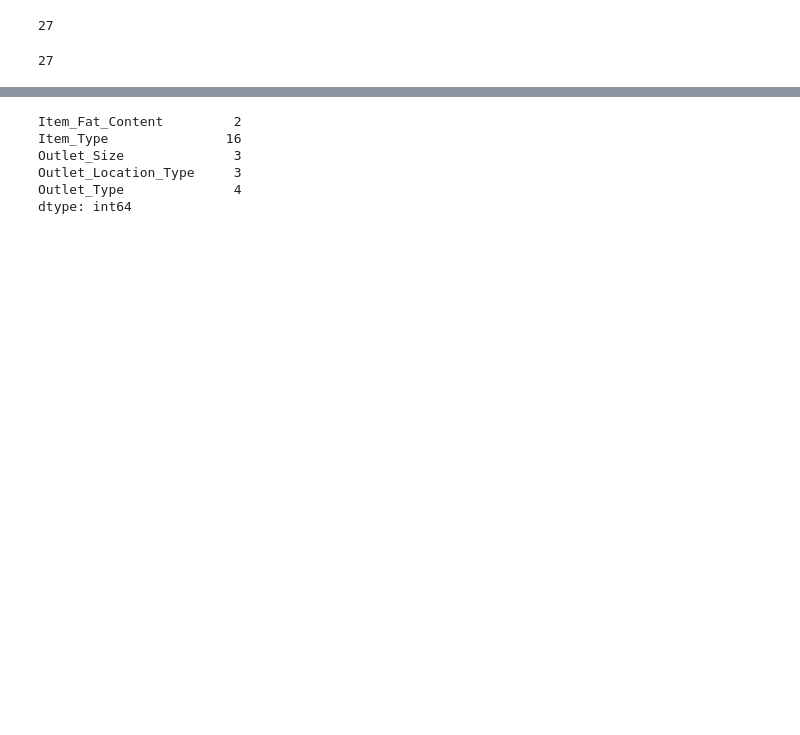
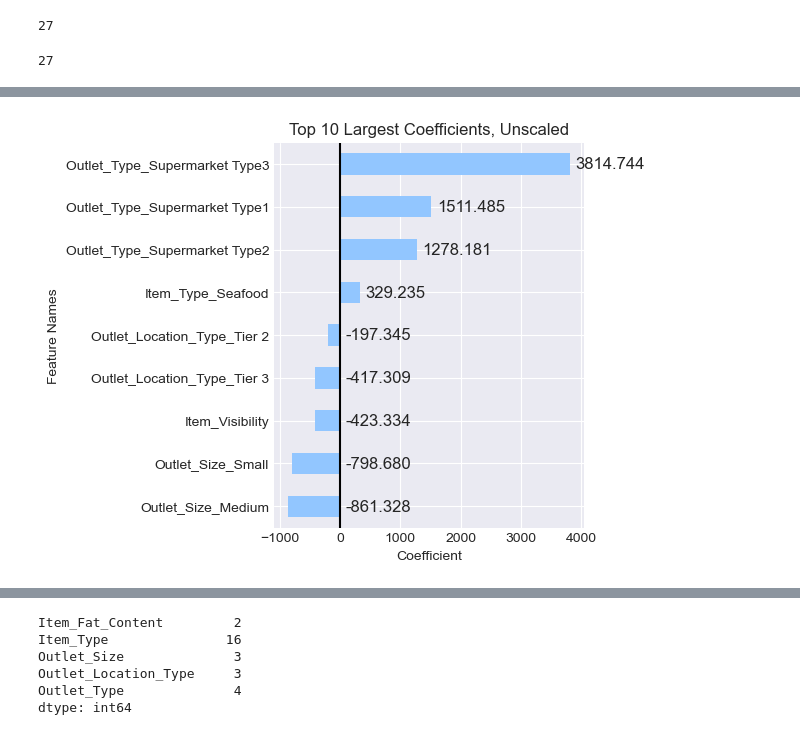
Before and after one commit to CaillahR/Importances-and-Coefficients, a Jupyter notebook: Part 1.ipynb, the cells around one changed output, grey strips where cells are left out. Cells and saved outputs as stored; diff of their text form; code cells hidden in the pictures; blank space fills up the shorter version.

```diff
--- a/Part 1.ipynb
+++ b/Part 1.ipynb
@@ -854,0 +925,4 @@ Name: Feature Importance, dtype: float64
+# %%
+fig_gcf
+# %% [output]
+[figure, added]
```
Also changed, not shown: parts of 84 cells of this notebook, 1 other file.
